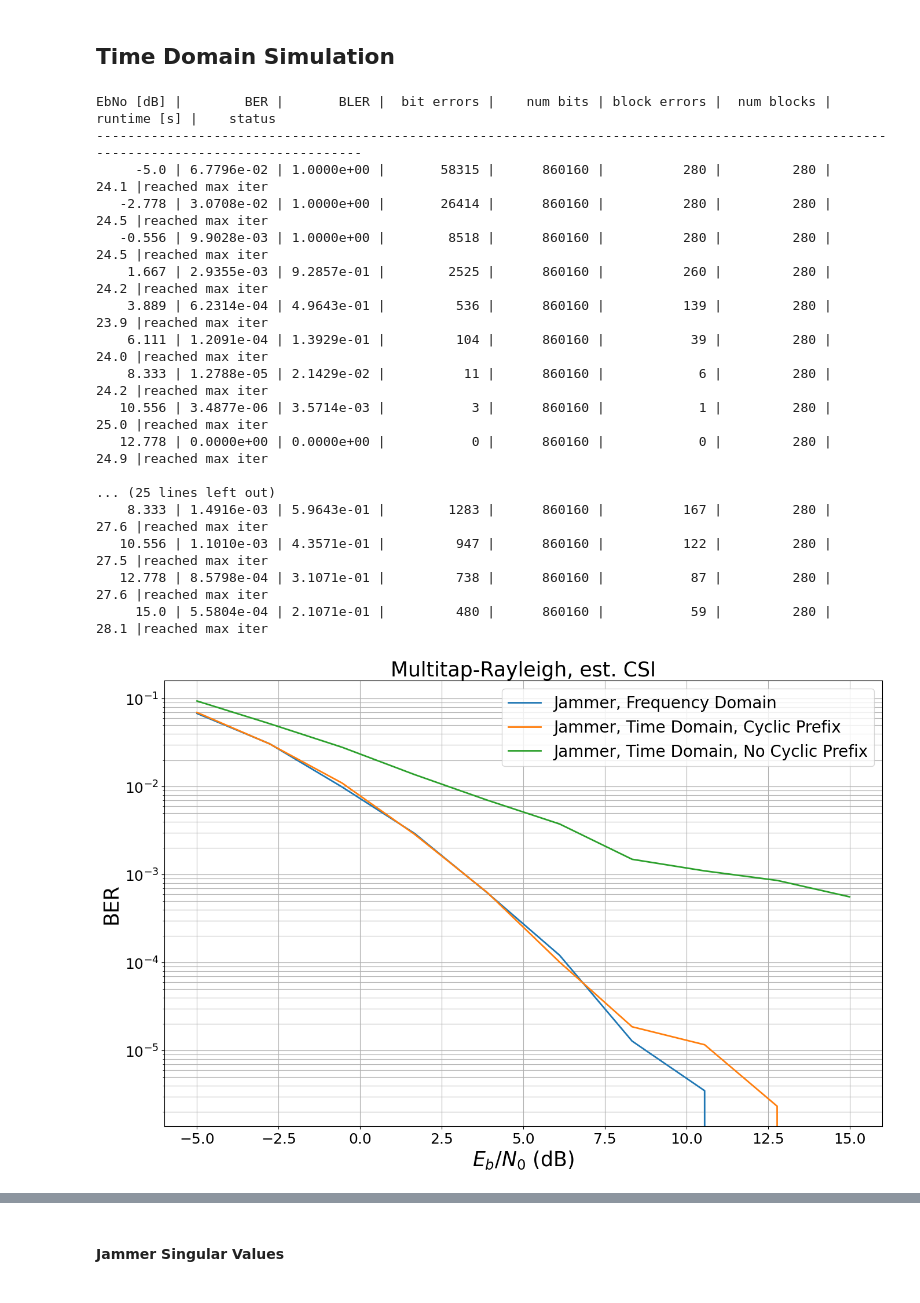
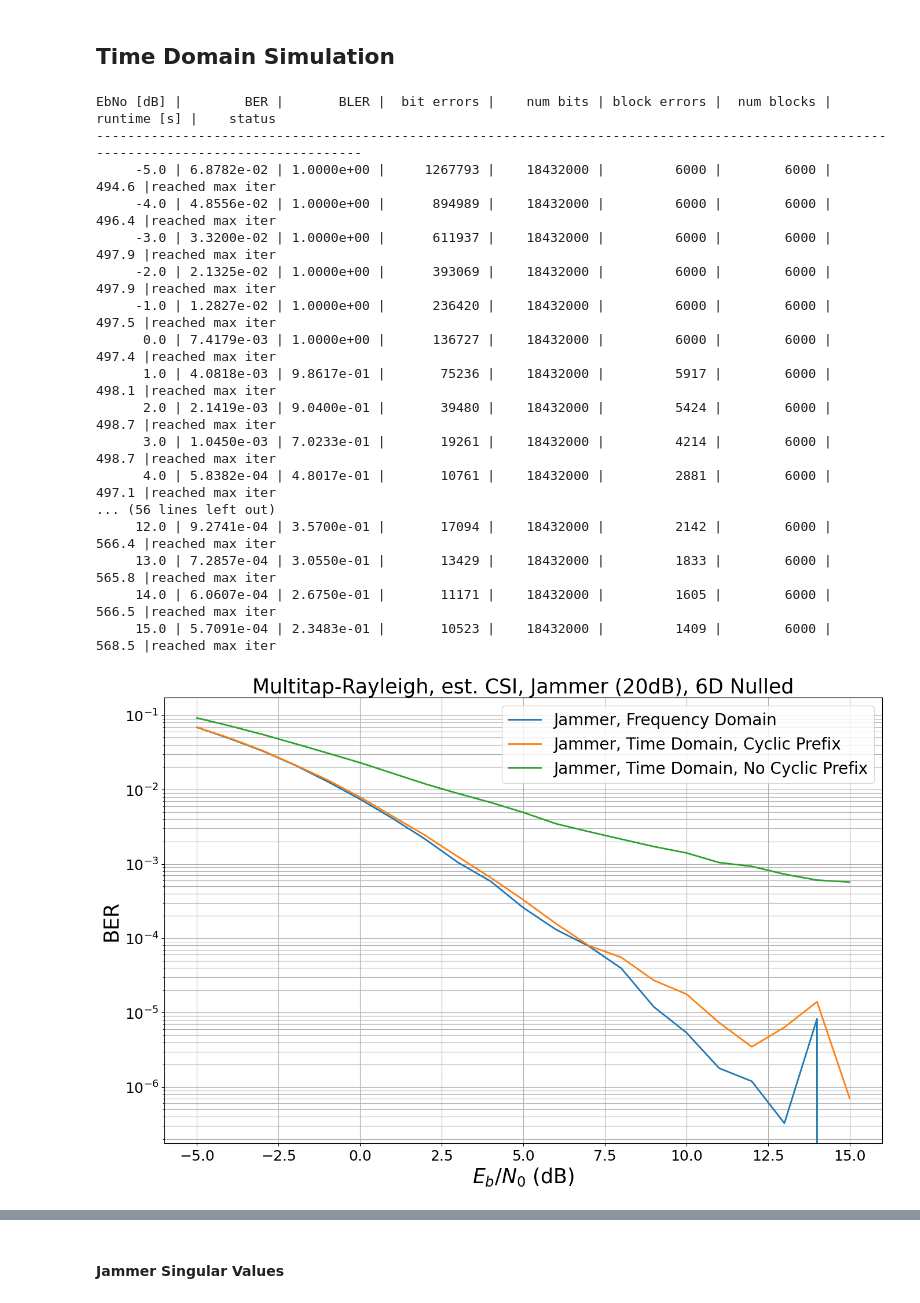
Before and after one commit to IIP-Group/pyjama, a Jupyter notebook: simulations/presentation.ipynb, the cells around one changed output, grey strips where cells are left out. Drawn from its saved outputs; the diff is of its cells as text; code cells hidden in the pictures.

```diff
--- a/simulations/presentation.ipynb
+++ b/simulations/presentation.ipynb
@@ -111,9 +111,9 @@ model_parameters["num_silent_pilot_symbols"] = 4
 jammer_parameters["num_tx_ant"] = 2
 model_parameters["jammer_parameters"] = jammer_parameters
 sim.BATCH_SIZE = 256
-sim.MAX_MC_ITER = 50
-sim.ebno_dbs = np.linspace(-5., 15., 10)
-# sim.ebno_dbs = np.linspace(-5., 15., 21)
+sim.MAX_MC_ITER = 500
+# sim.ebno_dbs = np.linspace(-5., 15., 10)
+sim.ebno_dbs = np.linspace(-5., 15., 21)
 
 ber_plots.reset()
 model = Model(**model_parameters)
@@ -230,50 +231,50 @@ model_parameters["num_silent_pilot_symbols"] = 6
 model_parameters["jammer_present"] = True
 model_parameters["jammer_power"] = db_to_linear(20.)
 model_parameters["jammer_mitigation"] = "ian"
 model_parameters["scenario"] = "umi"
 model_parameters["cyclic_prefix_length"] = 50
 # model_parameters["jammer_mitigation_dimensionality"] = 3
 sim.BATCH_SIZE = 4
 # sim.MAX_MC_ITER = 70
 # sim.ebno_dbs = np.linspace(-5., 15., 10)
-sim.MAX_MC_ITER = 700
+sim.MAX_MC_ITER = 1500
 sim.ebno_dbs = np.linspace(-5., 15., 21)
 
 model = Model(**model_parameters)
 simulate_model(model, "Jammer, Frequency Domain")
 
 model_parameters["domain"] = "time"
 jammer_parameters["send_cyclic_prefix"] = True
 model = Model(**model_parameters)
 simulate_model(model, "Jammer, Time Domain, Cyclic Prefix")
 
 jammer_parameters["send_cyclic_prefix"] = False
 model = Model(**model_parameters)
 simulate_model(model, "Jammer, Time Domain, No Cyclic Prefix")
 
 ber_plots.title = "Multitap-Rayleigh, est. CSI, Jammer (20dB), 6D Nulled"
 ber_plots()
 with open("bers/time_pos_rayleigh.pickle", 'wb') as f:
     bers = pickle.dump(ber_plots, f)
 # %% [output]
 EbNo [dB] |        BER |       BLER |  bit errors |    num bits | block errors |  num blocks | runtime [s] |    status
 ---------------------------------------------------------------------------------------------------------------------------------------
-     -5.0 | 6.7796e-02 | 1.0000e+00 |       58315 |      860160 |          280 |         280 |        24.1 |reached max iter
-   -2.778 | 3.0708e-02 | 1.0000e+00 |       26414 |      860160 |          280 |         280 |        24.5 |reached max iter
-   -0.556 | 9.9028e-03 | 1.0000e+00 |        8518 |      860160 |          280 |         280 |        24.5 |reached max iter
-    1.667 | 2.9355e-03 | 9.2857e-01 |        2525 |      860160 |          260 |         280 |        24.2 |reached max iter
-    3.889 | 6.2314e-04 | 4.9643e-01 |         536 |      860160 |          139 |         280 |        23.9 |reached max iter
-    6.111 | 1.2091e-04 | 1.3929e-01 |         104 |      860160 |           39 |         280 |        24.0 |reached max iter
-    8.333 | 1.2788e-05 | 2.1429e-02 |          11 |      860160 |            6 |         280 |        24.2 |reached max iter
-   10.556 | 3.4877e-06 | 3.5714e-03 |           3 |      860160 |            1 |         280 |        25.0 |reached max iter
-   12.778 | 0.0000e+00 | 0.0000e+00 |           0 |      860160 |            0 |         280 |        24.9 |reached max iter
-
-... (25 lines left out)
-    8.333 | 1.4916e-03 | 5.9643e-01 |        1283 |      860160 |          167 |         280 |        27.6 |reached max iter
-   10.556 | 1.1010e-03 | 4.3571e-01 |         947 |      860160 |          122 |         280 |        27.5 |reached max iter
-   12.778 | 8.5798e-04 | 3.1071e-01 |         738 |      860160 |           87 |         280 |        27.6 |reached max iter
-     15.0 | 5.5804e-04 | 2.1071e-01 |         480 |      860160 |           59 |         280 |        28.1 |reached max iter
+     -5.0 | 6.8782e-02 | 1.0000e+00 |     1267793 |    18432000 |         6000 |        6000 |       494.6 |reached max iter
+     -4.0 | 4.8556e-02 | 1.0000e+00 |      894989 |    18432000 |         6000 |        6000 |       496.4 |reached max iter
+     -3.0 | 3.3200e-02 | 1.0000e+00 |      611937 |    18432000 |         6000 |        6000 |       497.9 |reached max iter
+     -2.0 | 2.1325e-02 | 1.0000e+00 |      393069 |    18432000 |         6000 |        6000 |       497.9 |reached max iter
+     -1.0 | 1.2827e-02 | 1.0000e+00 |      236420 |    18432000 |         6000 |        6000 |       497.5 |reached max iter
+      0.0 | 7.4179e-03 | 1.0000e+00 |      136727 |    18432000 |         6000 |        6000 |       497.4 |reached max iter
+      1.0 | 4.0818e-03 | 9.8617e-01 |       75236 |    18432000 |         5917 |        6000 |       498.1 |reached max iter
+      2.0 | 2.1419e-03 | 9.0400e-01 |       39480 |    18432000 |         5424 |        6000 |       498.7 |reached max iter
+      3.0 | 1.0450e-03 | 7.0233e-01 |       19261 |    18432000 |         4214 |        6000 |       498.7 |reached max iter
+      4.0 | 5.8382e-04 | 4.8017e-01 |       10761 |    18432000 |         2881 |        6000 |       497.1 |reached max iter
+... (56 lines left out)
+     12.0 | 9.2741e-04 | 3.5700e-01 |       17094 |    18432000 |         2142 |        6000 |       566.4 |reached max iter
+     13.0 | 7.2857e-04 | 3.0550e-01 |       13429 |    18432000 |         1833 |        6000 |       565.8 |reached max iter
+     14.0 | 6.0607e-04 | 2.6750e-01 |       11171 |    18432000 |         1605 |        6000 |       566.5 |reached max iter
+     15.0 | 5.7091e-04 | 2.3483e-01 |       10523 |    18432000 |         1409 |        6000 |       568.5 |reached max iter
-[figure, old version]
+[figure, new version]
 # %%
 # 1. Multitap-Rayleigh, est. CSI
 # 2. UMi, NR-Compliant (2.3us CP), est. CSI
```
Also changed, not shown: parts of 3 cells of this notebook.
